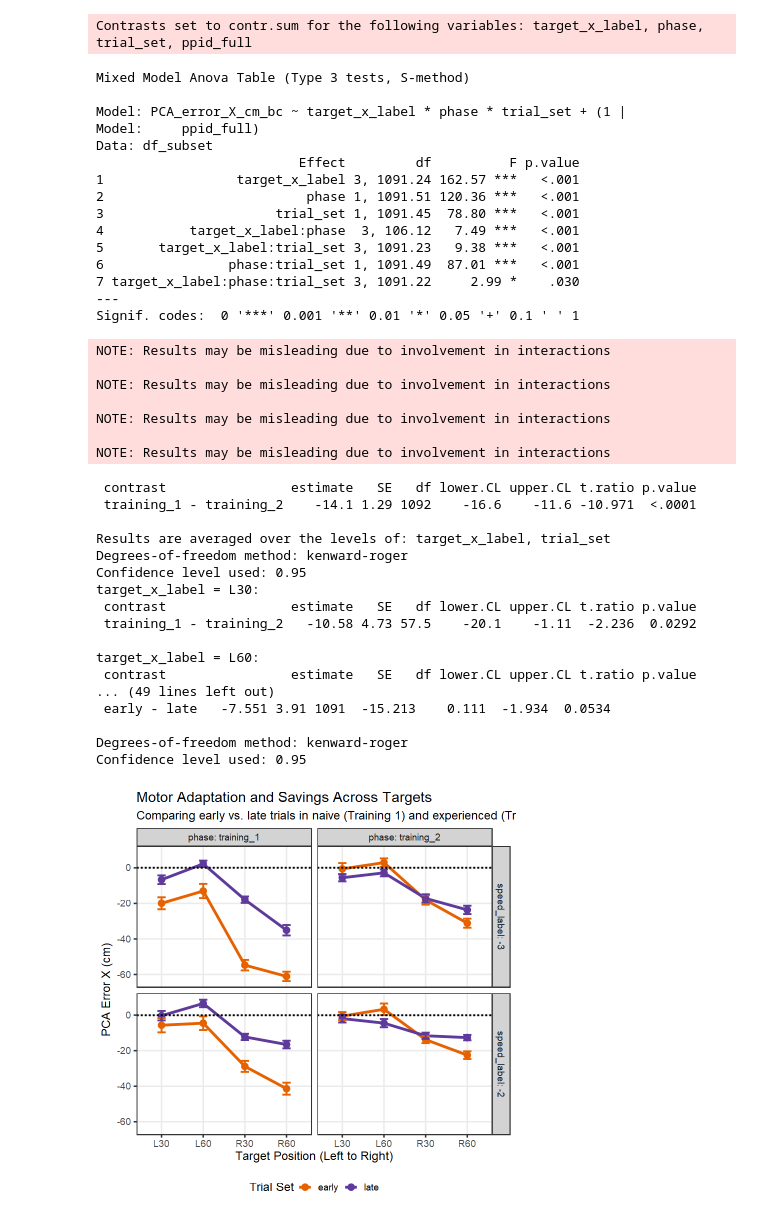
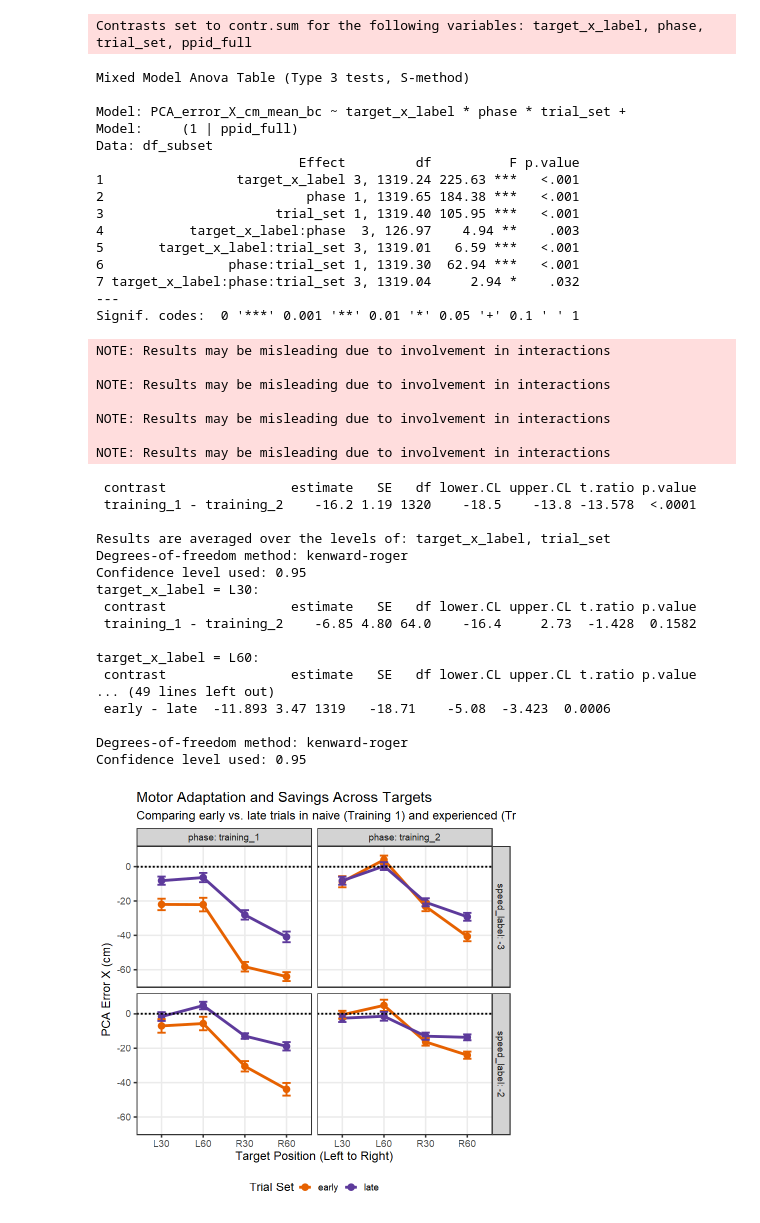
Before and after one commit to jacobjb02/vr-motor-adaptation-notebooks, a Jupyter notebook: Notebook/dual_generalization_R.ipynb, the cells around one changed output. Saved outputs shown, nothing was run; the diff lists cells and outputs as text; code cells hidden in the pictures.

```diff
--- a/Notebook/dual_generalization_R.ipynb
+++ b/Notebook/dual_generalization_R.ipynb
@@ -47,7 +64,7 @@ for (s in speeds_list) {
   df_subset <- df_early[df_early$speed_label == s,]
   df_subset <- droplevels(df_subset)
 
-  mm_gen <- afex::mixed(PCA_error_X_cm_bc ~ target_x_label * phase + (1|ppid_full),
+  mm_gen <- afex::mixed(PCA_error_X_cm_mean_bc ~ target_x_label * phase + (1|ppid_full),
                         data = df_subset, method = "S")
 
   print(afex::nice(mm_gen))
@@ -67,8 +84,8 @@ library(dplyr)
 plot_data <- df_early %>%
   group_by(speed_label, phase, target_x_label) %>%
   summarise(
-    mean_error = mean(PCA_error_X_cm_bc, na.rm = TRUE),
-    se_error = sd(PCA_error_X_cm, na.rm = TRUE) / sqrt(n()),
+    mean_error = mean(PCA_error_X_cm_mean_bc, na.rm = TRUE),
+    se_error = sd(PCA_error_X_cm_mean_bc, na.rm = TRUE) / sqrt(n()),
     .groups = "drop"
   )
 
@@ -168,7 +187,7 @@ for (s in speeds_list) {
   df_subset <- df_early_late[df_early_late$speed_label == s,]
   df_subset <- droplevels(df_subset)
 
-  mm_gen <- afex::mixed(PCA_error_X_cm_bc ~ target_x_label * phase * trial_set + (1|ppid_full),
+  mm_gen <- afex::mixed(PCA_error_X_cm_mean_bc ~ target_x_label * phase * trial_set + (1|ppid_full),
                         data = df_subset, method = "S")
 
   print(afex::nice(mm_gen))
@@ -192,8 +211,8 @@ for (s in speeds_list) {
 plot_data <- df_early_late %>%
   group_by(speed_label, phase, trial_set, target_x_label) %>%
   summarise(
-    mean_error = mean(PCA_error_X_cm_bc, na.rm = TRUE),
-    se_error = sd(PCA_error_X_cm, na.rm = TRUE) / sqrt(n()),
+    mean_error = mean(PCA_error_X_cm_mean_bc, na.rm = TRUE),
+    se_error = sd(PCA_error_X_cm_mean_bc, na.rm = TRUE) / sqrt(n()),
     .groups = "drop"
   )
 
@@ -270,46 +289,46 @@ Degrees-of-freedom method: kenward-roger
 Confidence level used: 0.95
 [1] "-3"
 Contrasts set to contr.sum for the following variables: target_x_label, phase, trial_set, ppid_full
 Mixed Model Anova Table (Type 3 tests, S-method)
 
-Model: PCA_error_X_cm_bc ~ target_x_label * phase * trial_set + (1 |
-Model:     ppid_full)
+Model: PCA_error_X_cm_mean_bc ~ target_x_label * phase * trial_set +
+Model:     (1 | ppid_full)
 Data: df_subset
                           Effect         df          F p.value
-1                 target_x_label 3, 1091.24 162.57 ***   <.001
-2                          phase 1, 1091.51 120.36 ***   <.001
-3                      trial_set 1, 1091.45  78.80 ***   <.001
-4           target_x_label:phase  3, 106.12   7.49 ***   <.001
-5       target_x_label:trial_set 3, 1091.23   9.38 ***   <.001
-6                phase:trial_set 1, 1091.49  87.01 ***   <.001
-7 target_x_label:phase:trial_set 3, 1091.22     2.99 *    .030
+1                 target_x_label 3, 1319.24 225.63 ***   <.001
+2                          phase 1, 1319.65 184.38 ***   <.001
+3                      trial_set 1, 1319.40 105.95 ***   <.001
+4           target_x_label:phase  3, 126.97    4.94 **    .003
+5       target_x_label:trial_set 3, 1319.01   6.59 ***   <.001
+6                phase:trial_set 1, 1319.30  62.94 ***   <.001
+7 target_x_label:phase:trial_set 3, 1319.04     2.94 *    .032
 ---
 Signif. codes:  0 '***' 0.001 '**' 0.01 '*' 0.05 '+' 0.1 ' ' 1
 NOTE: Results may be misleading due to involvement in interactions
 
 NOTE: Results may be misleading due to involvement in interactions
 
 NOTE: Results may be misleading due to involvement in interactions
 
 NOTE: Results may be misleading due to involvement in interactions
  contrast                estimate   SE   df lower.CL upper.CL t.ratio p.value
- training_1 - training_2    -14.1 1.29 1092    -16.6    -11.6 -10.971  <.0001
+ training_1 - training_2    -16.2 1.19 1320    -18.5    -13.8 -13.578  <.0001
 
 Results are averaged over the levels of: target_x_label, trial_set
 Degrees-of-freedom method: kenward-roger
 Confidence level used: 0.95
 target_x_label = L30:
  contrast                estimate   SE   df lower.CL upper.CL t.ratio p.value
- training_1 - training_2   -10.58 4.73 57.5    -20.1    -1.11  -2.236  0.0292
+ training_1 - training_2    -6.85 4.80 64.0    -16.4     2.73  -1.428  0.1582
 
 target_x_label = L60:
  contrast                estimate   SE   df lower.CL upper.CL t.ratio p.value
 ... (49 lines left out)
- early - late   -7.551 3.91 1091  -15.213    0.111  -1.934  0.0534
+ early - late  -11.893 3.47 1319   -18.71    -5.08  -3.423  0.0006
 
 Degrees-of-freedom method: kenward-roger
 Confidence level used: 0.95
-[figure, old version]
+[figure, new version]
 # %%
 ### WASHOUT ANALYSIS
 # %%
```
Also changed, not shown: parts of 6 cells of this notebook, 4 other files.
